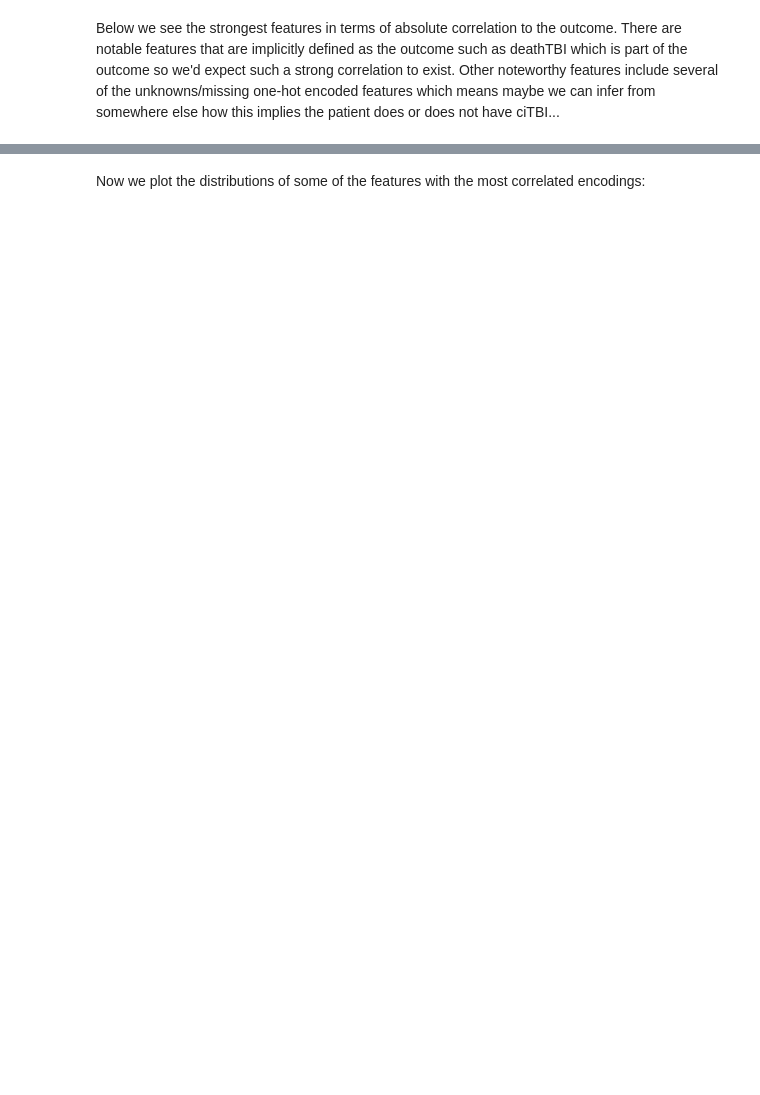
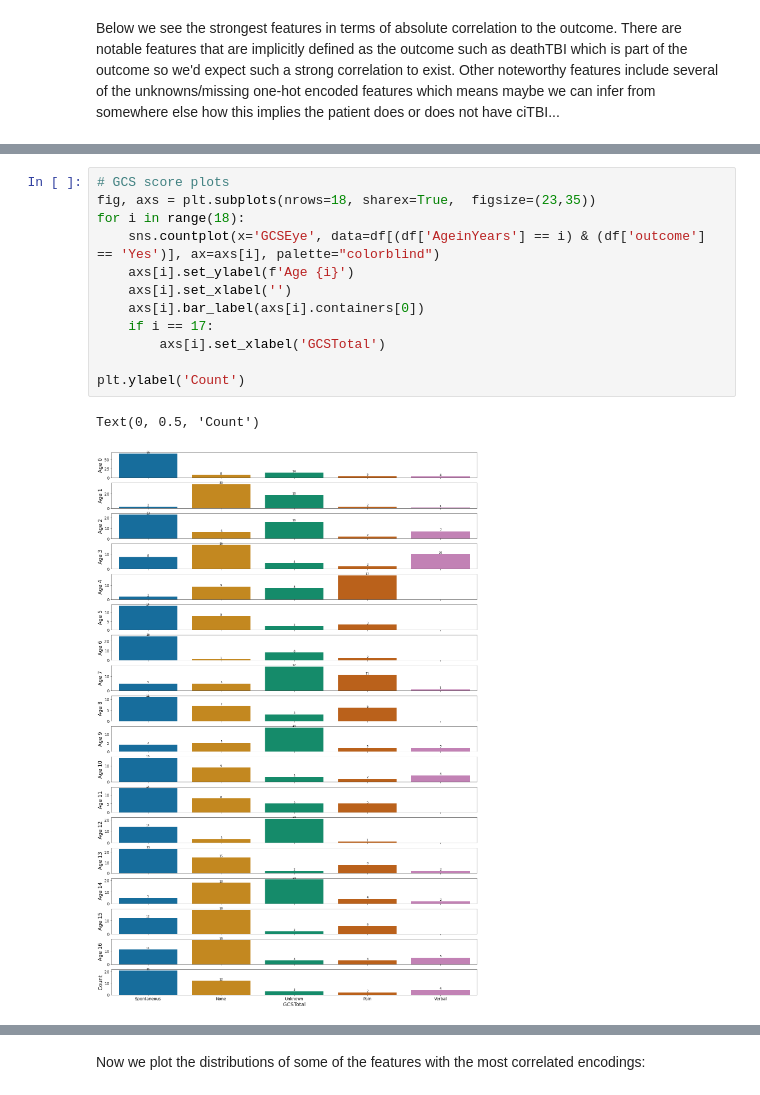
Before and after one commit to Yu-Group/clinical-rule-vetting, a Jupyter notebook: rulevetting/projects/tbi_pecarn/notebooks/00_eda.ipynb, the cells around one changed output, grey strips where cells are left out. Drawn from its saved outputs; the diff is of its cells as text; blank space fills up the shorter version.

```diff
--- a/rulevetting/projects/tbi_pecarn/notebooks/00_eda.ipynb
+++ b/rulevetting/projects/tbi_pecarn/notebooks/00_eda.ipynb
@@ -155,0 +148,15 @@ largest_corr.head()
+# %%
+# GCS score plots
+fig, axs = plt.subplots(nrows=18, sharex=True,  figsize=(23,35))
+for i in range(18):
+    sns.countplot(x='GCSEye', data=df[(df['AgeinYears'] == i) & (df['outcome'] == 'Yes')], ax=axs[i], palette="colorblind")
+    axs[i].set_ylabel(f'Age {i}')
+    axs[i].set_xlabel('')
+    axs[i].bar_label(axs[i].containers[0])
+    if i == 17:
+        axs[i].set_xlabel('GCSTotal')
+
+plt.ylabel('Count')
+# %% [output]
+Text(0, 0.5, 'Count')
+[figure, added]
```
Also changed, not shown: parts of 17 cells of this notebook, 3 other files.
